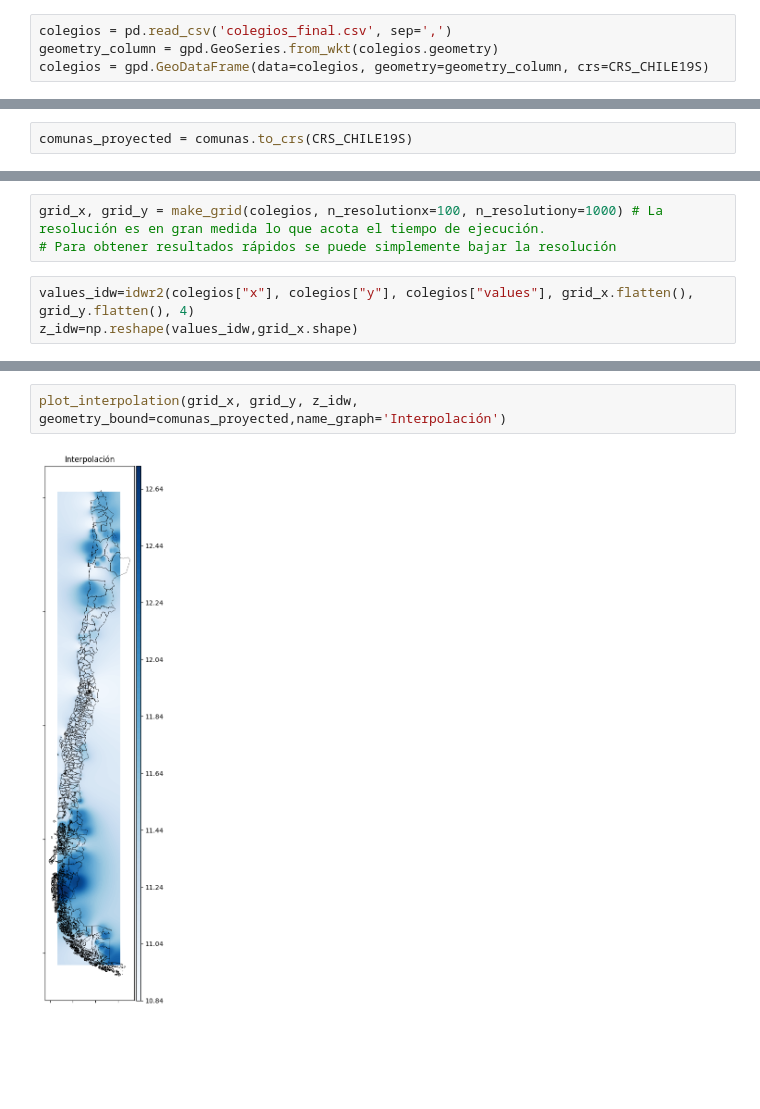
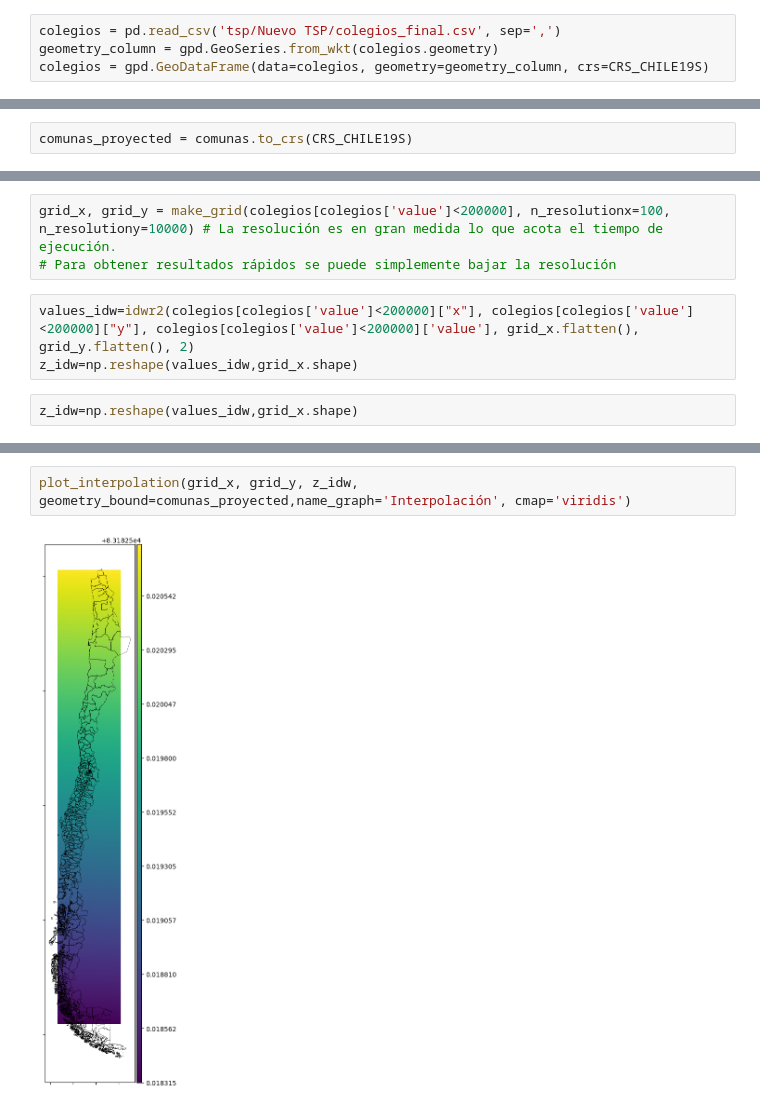
Before and after one commit to rbenatuilv/Junaeb-IMT-Capstone, a Jupyter notebook: Distancias/interpolation.ipynb, the cells around one changed output, grey strips where cells are left out. Cells and saved outputs as stored; diff of their text form; blank space fills up the shorter version.

Commit message:
Plot solution1

```diff
--- a/Distancias/interpolation.ipynb
+++ b/Distancias/interpolation.ipynb
@@ -62,7 +63,7 @@ def plot_interpolation(grid_x, grid_y, z_values, geometry_bound, name_graph):
 # %% [markdown]
 # Aplicar interpolación
 # %%
-colegios = pd.read_csv('colegios_final.csv', sep=',')
+colegios = pd.read_csv('tsp/Nuevo TSP/colegios_final.csv', sep=',')
 geometry_column = gpd.GeoSeries.from_wkt(colegios.geometry)
 colegios = gpd.GeoDataFrame(data=colegios, geometry=geometry_column, crs=CRS_CHILE19S)
 # %%
@@ -72,6 +88,8 @@ comunas_proyected = comunas.to_crs(CRS_CHILE19S)
 # %%
-grid_x, grid_y = make_grid(colegios, n_resolutionx=100, n_resolutiony=1000) # La resolución es en gran medida lo que acota el tiempo de ejecución.
+grid_x, grid_y = make_grid(colegios[colegios['value']<200000], n_resolutionx=100, n_resolutiony=10000) # La resolución es en gran medida lo que acota el tiempo de ejecución.
 # Para obtener resultados rápidos se puede simplemente bajar la resolución
 # %%
-values_idw=idwr2(colegios["x"], colegios["y"], colegios["values"], grid_x.flatten(), grid_y.flatten(), 4)
+values_idw=idwr2(colegios[colegios['value']<200000]["x"], colegios[colegios['value']<200000]["y"], colegios[colegios['value']<200000]['value'], grid_x.flatten(), grid_y.flatten(), 2)
 z_idw=np.reshape(values_idw,grid_x.shape)
+# %%
+z_idw=np.reshape(values_idw,grid_x.shape)
@@ -78,4 +111,4 @@ z_idw=np.reshape(values_idw,grid_x.shape)
 # %%
-plot_interpolation(grid_x, grid_y, z_idw, geometry_bound=comunas_proyected,name_graph='Interpolación')
+plot_interpolation(grid_x, grid_y, z_idw, geometry_bound=comunas_proyected,name_graph='Interpolación', cmap='viridis')
 # %% [output]
-[figure, old version]
+[figure, new version]
```
Also changed, not shown: parts of 10 cells of this notebook, 2 other files.
